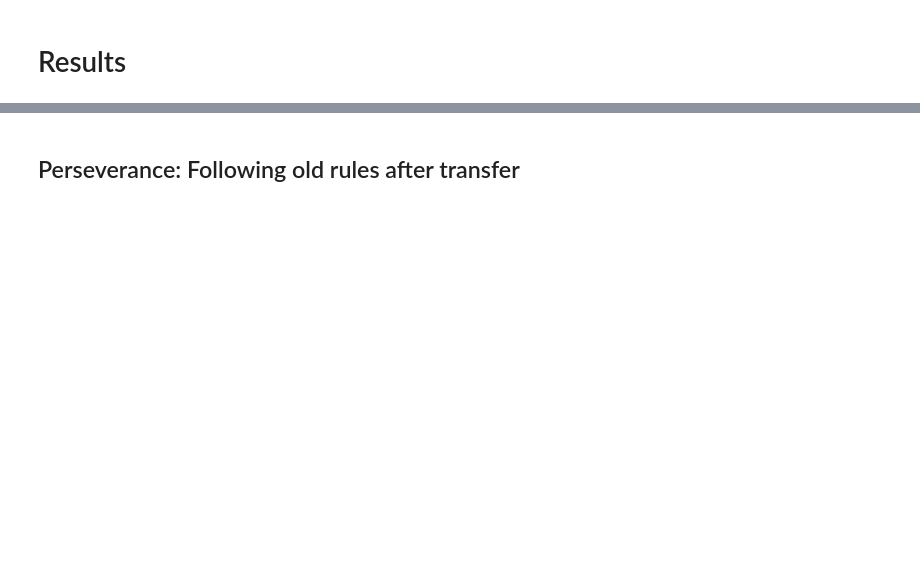
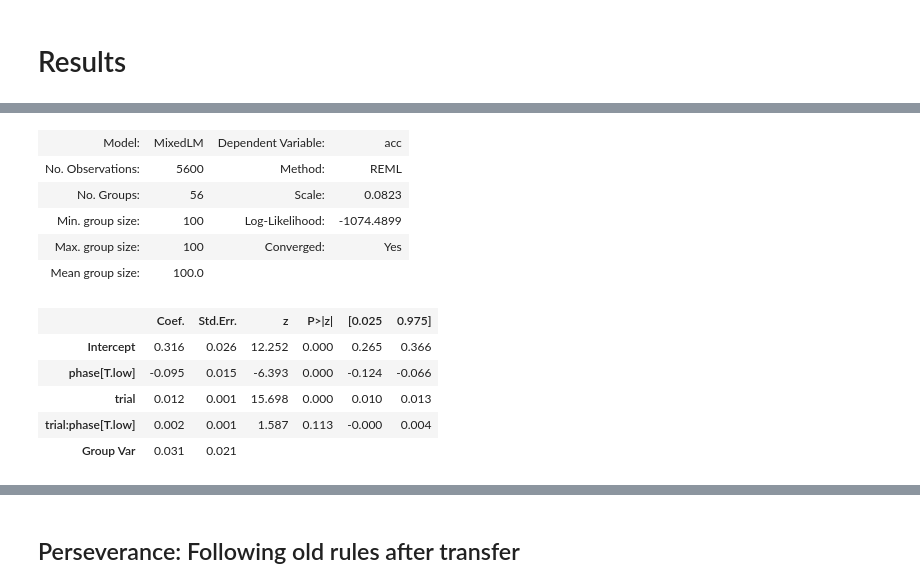
Before and after one commit to MariaEckstein/CHaRLy, a Jupyter notebook: CHaRLy_AmyData2-1.03LearningVsTransfer.ipynb, the cells around one changed output, grey strips where cells are left out. Saved outputs shown, nothing was run; the diff lists cells and outputs as text; code cells hidden in the pictures; blank space fills up the shorter version.

```diff
--- a/CHaRLy_AmyData2-1.03LearningVsTransfer.ipynb
+++ b/CHaRLy_AmyData2-1.03LearningVsTransfer.ipynb
@@ -111,3 +112,20 @@ g.save(os.path.join(plot_dir, '103_PerformanceOverBlocks.png'))
+# %%
+m_dat = learn_curves_trial.loc[learn_curves_trial['trial_type'] == 'transfer']
+mod = smf.mixedlm('acc ~ trial * phase', m_dat, groups=m_dat['sid']).fit()
+mod.summary()
+# %% [output]
+| Model: | MixedLM | Dependent Variable: | acc |
+| No. Observations: | 5600 | Method: | REML |
+| No. Groups: | 56 | Scale: | 0.0823 |
+| Min. group size: | 100 | Log-Likelihood: | -1074.4899 |
+| Max. group size: | 100 | Converged: | Yes |
+| Mean group size: | 100.0 |  |  |
+|  | Coef. | Std.Err. | z | P>|z| | [0.025 | 0.975] |
+| Intercept | 0.316 | 0.026 | 12.252 | 0.000 | 0.265 | 0.366 |
+| phase[T.low] | -0.095 | 0.015 | -6.393 | 0.000 | -0.124 | -0.066 |
+| trial | 0.012 | 0.001 | 15.698 | 0.000 | 0.010 | 0.013 |
+| trial:phase[T.low] | 0.002 | 0.001 | 1.587 | 0.113 | -0.000 | 0.004 |
+| Group Var | 0.031 | 0.021 |  |  |  |  |
 # %%
 id_cols_trial = ['sid', 'trial_type', 'phase', 'phaseNum', 'trial', 'goal_star']
 id_cols_block = ['sid', 'trial_type', 'phase', 'phaseNum', 'block', 'goal_star']
```
Also changed, not shown: parts of 28 cells of this notebook, 7 other files.
